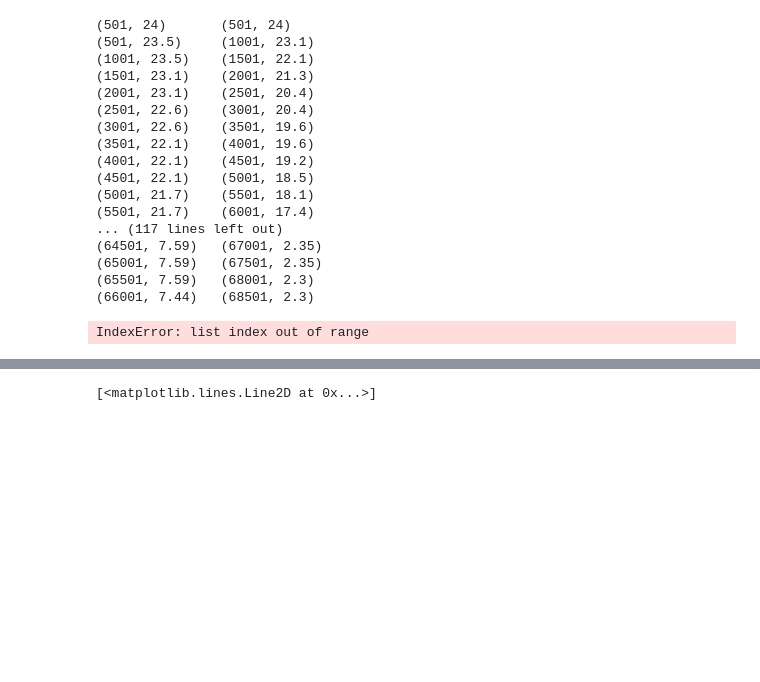
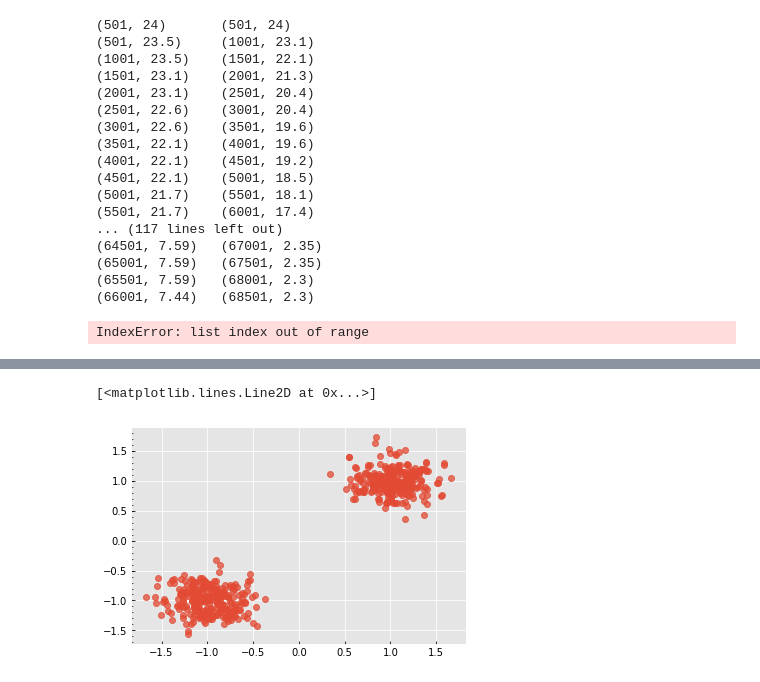
Before and after one commit to saforem2/l2hmc, a Jupyter notebook: l2hmc/mog_2D_plots.ipynb, the cells around one changed output, grey strips where cells are left out. Cells and saved outputs as stored; diff of their text form; code cells hidden in the pictures; blank space fills up the shorter version.

```diff
--- a/l2hmc/mog_2D_plots.ipynb
+++ b/l2hmc/mog_2D_plots.ipynb
@@ -301,6 +301,8 @@ distribution = GMM(means, covs, dist_arr)
 # %%
 samples = distribution.get_samples(500)
 # %%
+plt.style.use('/Users/saforem2/.config/matplotlib/'
+               + 'stylelib/ggplot_sam.mplstyle')
 fig, ax = plt.subplots()
 ax.plot(samples[:,0], samples[:,1], marker='o', ls='', alpha=0.75)
 fig.savefig('../log_mog_tf/run_22_diag_271/figures/diagonal_distributions_22.pdf', dpi=400, bbox_inches='tight')
@@ -311 +311,2 @@ plt.show()
 [<matplotlib.lines.Line2D at 0x...>]
+[figure, added]
```
Also changed, not shown: parts of 1 cell of this notebook, 2 other files.
